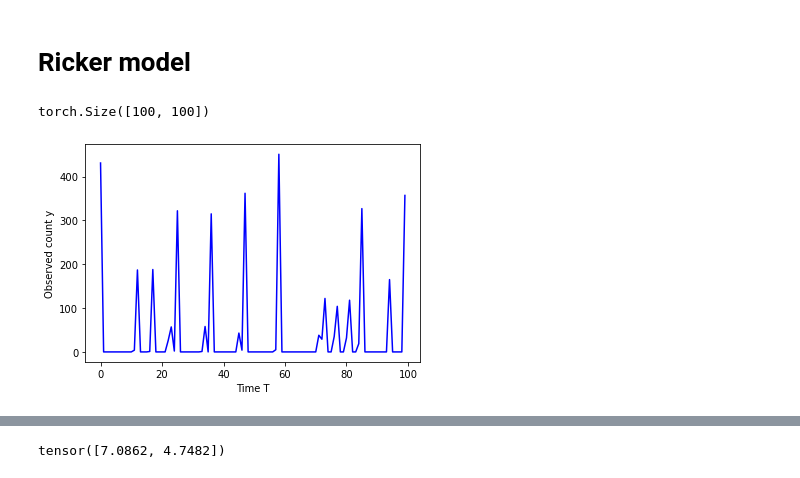
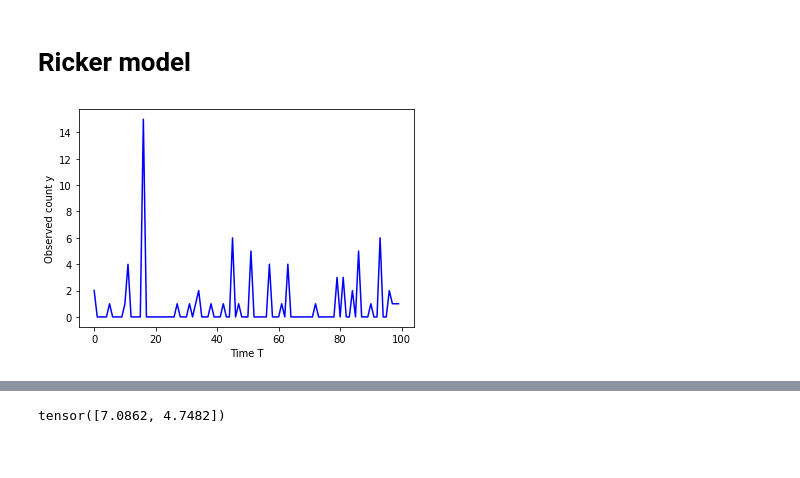
Before and after one commit to huangdaolang/robust-sbi, a Jupyter notebook: Ricker-NPE.ipynb, the cells around one changed output, grey strips where cells are left out. Cells and saved outputs as stored; diff of their text form; code cells hidden in the pictures.

```diff
--- a/Ricker-NPE.ipynb
+++ b/Ricker-NPE.ipynb
@@ -34,18 +34,17 @@ cpu
 # Ricker model
 # %%
 # prior of log r ~ U(3,8), phi ~ U(0,20)
-theta = torch.tensor([5, 7])
+theta = torch.tensor([4, 0.2])
 T = 100
 
 Y = ricker(theta)
 
 plt.plot(range(T), Y[1], color="blue")
 plt.xlabel("Time T")
 plt.ylabel("Observed count y")
 plt.show()
 # %% [output]
-torch.Size([100, 100])
-[figure, old version]
+[figure, new version]
 # %%
 low = torch.tensor([2., 0.]).to(device)
 high = torch.tensor([8., 20.]).to(device)
```
Also changed, not shown: parts of 2 cells of this notebook, 2 other files.
